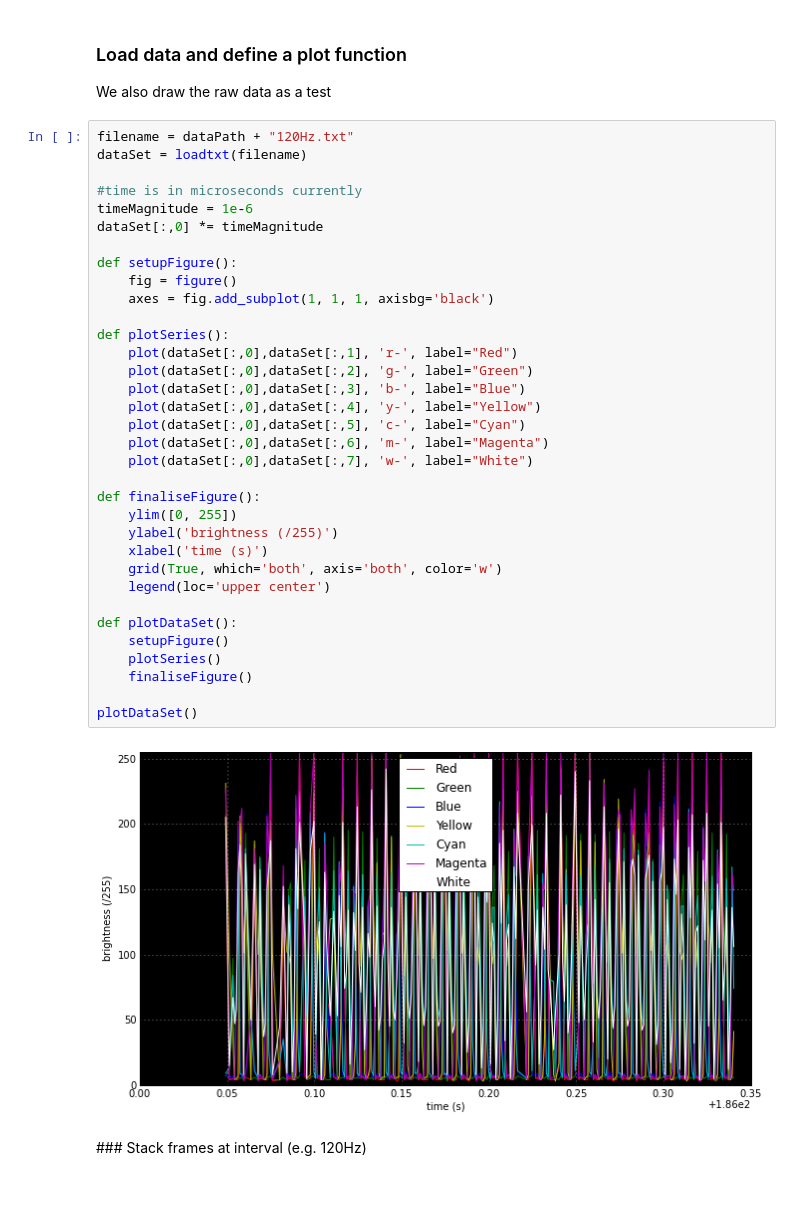
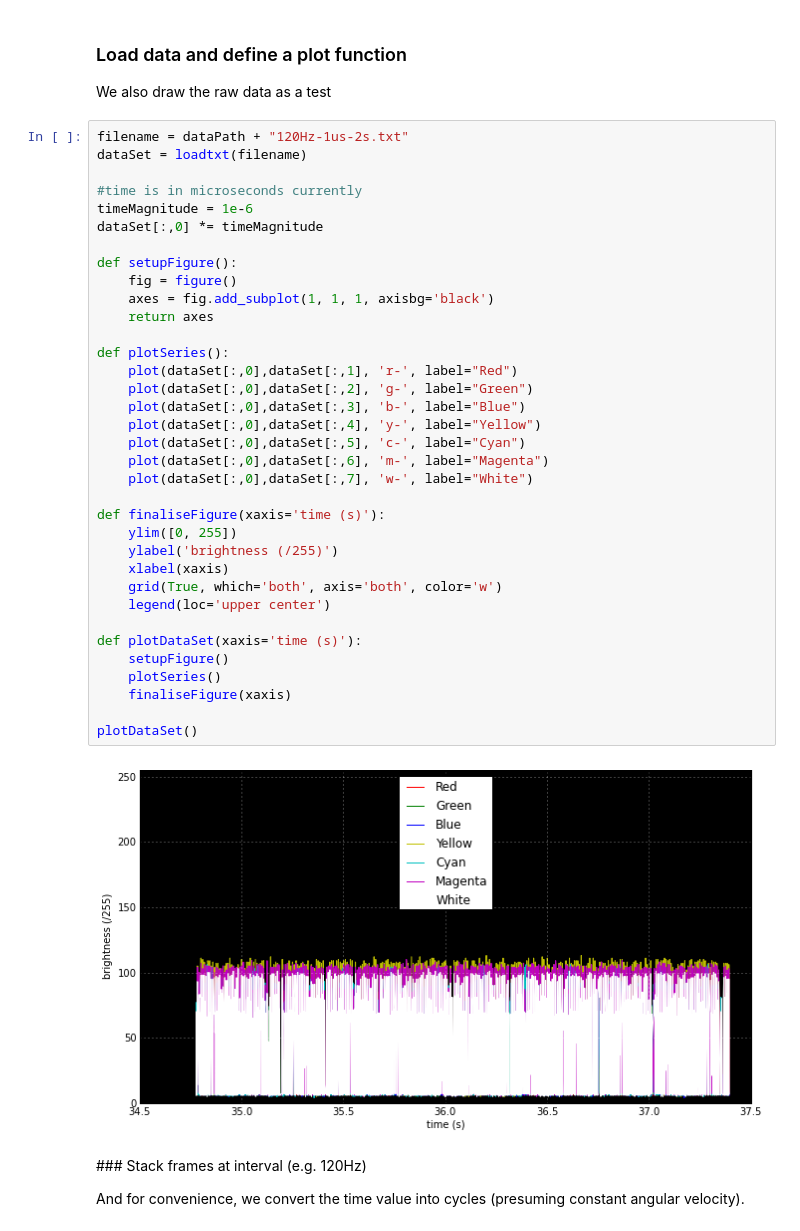
Before and after one commit to elliotwoods/Research.DigitalEmulsionEngine, a Jupyter notebook: python/3. Colour wheel cycle timings.ipynb, the cells around one changed output. Drawn from its saved outputs; the diff is of its cells as text; blank space fills up the shorter version.

```diff
--- a/python/3. Colour wheel cycle timings.ipynb
+++ b/python/3. Colour wheel cycle timings.ipynb
@@ -95,42 +96,45 @@ for filename in filenames:
 
 We also draw the raw data as a test
 # %%
-filename = dataPath + "120Hz.txt"
+filename = dataPath + "120Hz-1us-2s.txt"
 dataSet = loadtxt(filename)
 
 #time is in microseconds currently
 timeMagnitude = 1e-6
 dataSet[:,0] *= timeMagnitude
 
 def setupFigure():
     fig = figure()
     axes = fig.add_subplot(1, 1, 1, axisbg='black')
+    return axes
 
 def plotSeries():
     plot(dataSet[:,0],dataSet[:,1], 'r-', label="Red")
     plot(dataSet[:,0],dataSet[:,2], 'g-', label="Green")
     plot(dataSet[:,0],dataSet[:,3], 'b-', label="Blue")
     plot(dataSet[:,0],dataSet[:,4], 'y-', label="Yellow")
     plot(dataSet[:,0],dataSet[:,5], 'c-', label="Cyan")
     plot(dataSet[:,0],dataSet[:,6], 'm-', label="Magenta")
     plot(dataSet[:,0],dataSet[:,7], 'w-', label="White")
 
-def finaliseFigure():
+def finaliseFigure(xaxis='time (s)'):
     ylim([0, 255])
     ylabel('brightness (/255)')
-    xlabel('time (s)')
+    xlabel(xaxis)
     grid(True, which='both', axis='both', color='w')
     legend(loc='upper center')
 
-def plotDataSet():
+def plotDataSet(xaxis='time (s)'):
     setupFigure()
     plotSeries()
-    finaliseFigure()
+    finaliseFigure(xaxis)
 
 plotDataSet()
 # %% [output]
-[figure, old version]
+[figure, new version]
 # %% [markdown]
 ### Stack frames at interval (e.g. 120Hz)
+
+And for convenience, we convert the time value into cycles (presuming constant angular velocity).
 # %%
 projectorFrameRate = 120
```
Also changed, not shown: parts of 13 cells of this notebook, 11 other files.
